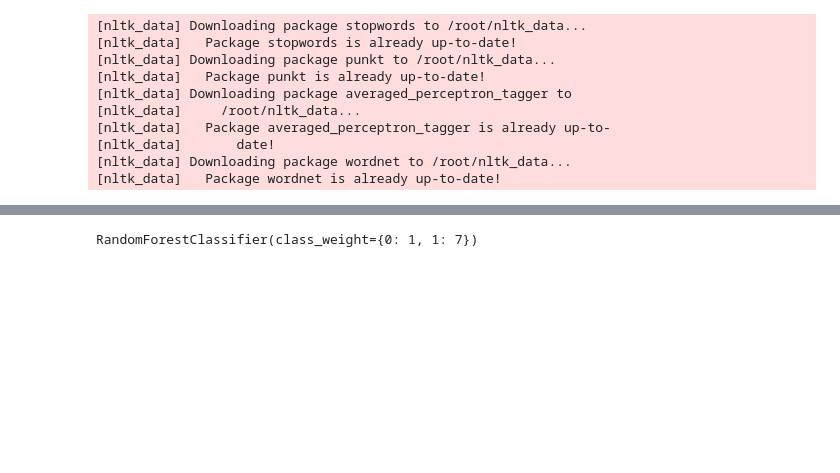
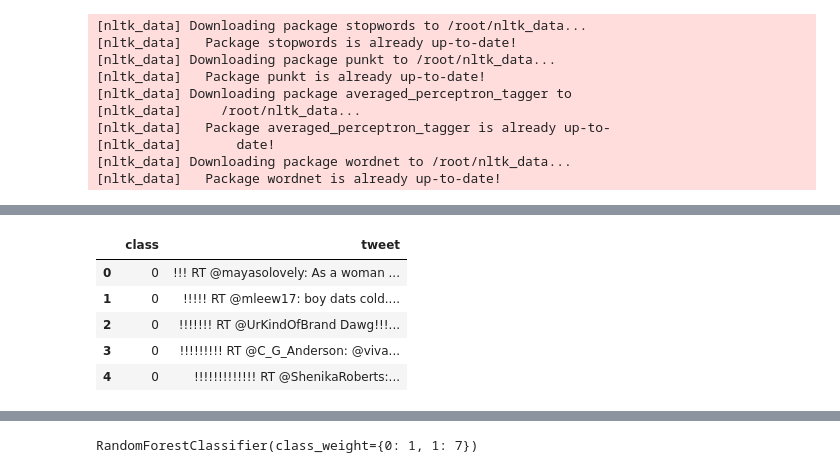
Before and after one commit to TarnishingColors/web_mining_hate-speech-detection, a Jupyter notebook: web_mining_project_nlp.ipynb, the cells around one changed output, grey strips where cells are left out. Saved outputs shown, nothing was run; the diff lists cells and outputs as text; code cells hidden in the pictures; blank space fills up the shorter version.

```diff
--- a/web_mining_project_nlp.ipynb
+++ b/web_mining_project_nlp.ipynb
@@ -477,0 +285,9 @@ preprocessing(df.iloc[174]['tweet'])
+# %%
+df.head()
+# %% [output]
+|  | class | tweet |
+| 0 | 0 | !!! RT @mayasolovely: As a woman ... |
+| 1 | 0 | !!!!! RT @mleew17: boy dats cold.... |
+| 2 | 0 | !!!!!!! RT @UrKindOfBrand Dawg!!!... |
+| 3 | 0 | !!!!!!!!! RT @C_G_Anderson: @viva... |
+| 4 | 0 | !!!!!!!!!!!!! RT @ShenikaRoberts:... |
```
Also changed, not shown: parts of 21 cells of this notebook.
